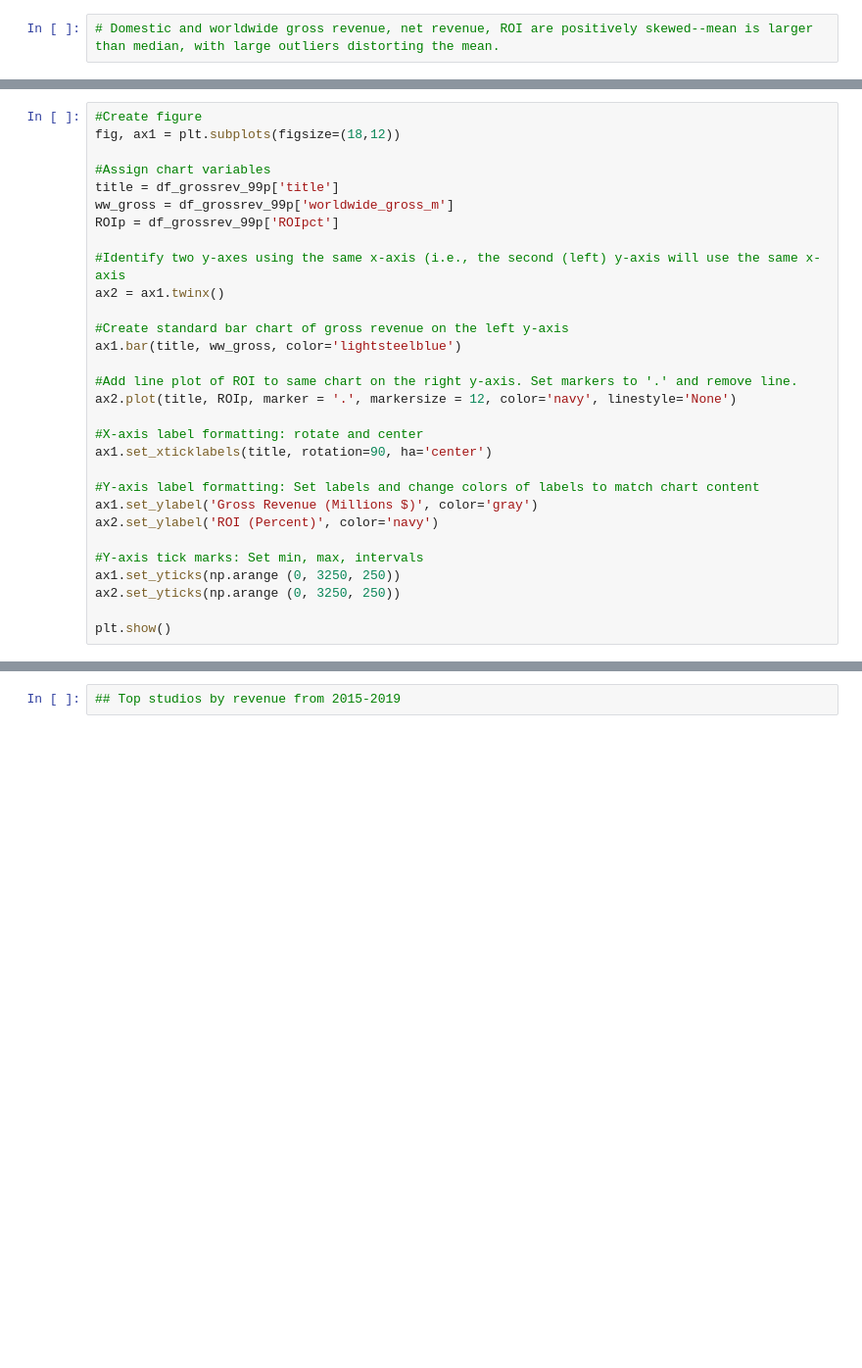
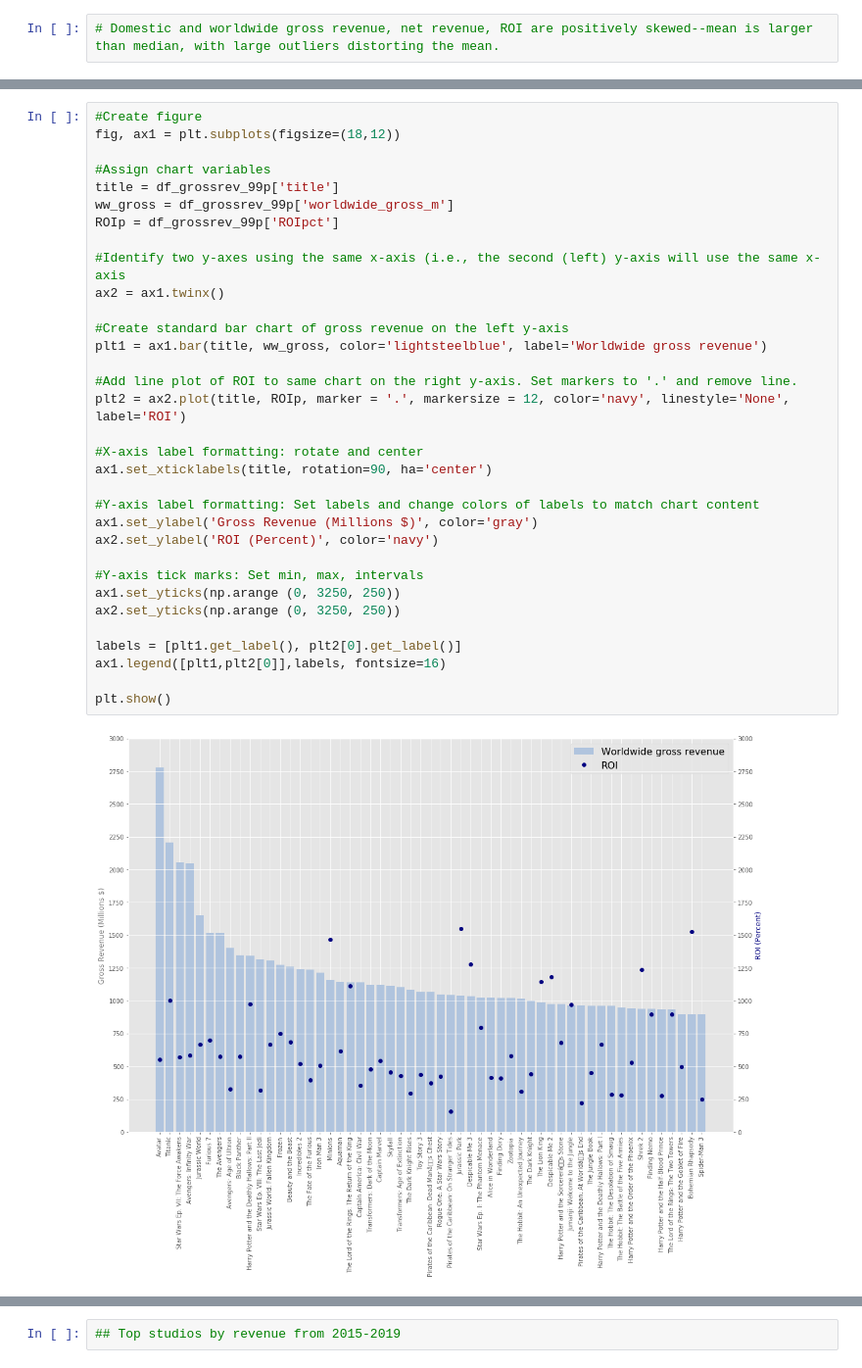
Before and after one commit to magalisolimano/dsc-mod-1-project-v2-1-online-ds-sp-000, a Jupyter notebook: Project1_MagaliSolimano.ipynb, the cells around one changed output, grey strips where cells are left out. Shown at 98% size. Cells and saved outputs as stored; diff of their text form; blank space fills up the shorter version.

```diff
--- a/Project1_MagaliSolimano.ipynb
+++ b/Project1_MagaliSolimano.ipynb
@@ -221,30 +742,35 @@ plt.show()
 # %%
 #Create figure
 fig, ax1 = plt.subplots(figsize=(18,12))
 
 #Assign chart variables
 title = df_grossrev_99p['title']
 ww_gross = df_grossrev_99p['worldwide_gross_m']
 ROIp = df_grossrev_99p['ROIpct']
 
 #Identify two y-axes using the same x-axis (i.e., the second (left) y-axis will use the same x-axis
 ax2 = ax1.twinx()
 
 #Create standard bar chart of gross revenue on the left y-axis
-ax1.bar(title, ww_gross, color='lightsteelblue')
+plt1 = ax1.bar(title, ww_gross, color='lightsteelblue', label='Worldwide gross revenue')
 
 #Add line plot of ROI to same chart on the right y-axis. Set markers to '.' and remove line.
-ax2.plot(title, ROIp, marker = '.', markersize = 12, color='navy', linestyle='None')
+plt2 = ax2.plot(title, ROIp, marker = '.', markersize = 12, color='navy', linestyle='None', label='ROI')
 
 #X-axis label formatting: rotate and center
 ax1.set_xticklabels(title, rotation=90, ha='center')
 
 #Y-axis label formatting: Set labels and change colors of labels to match chart content
 ax1.set_ylabel('Gross Revenue (Millions $)', color='gray')
 ax2.set_ylabel('ROI (Percent)', color='navy')
 
 #Y-axis tick marks: Set min, max, intervals
 ax1.set_yticks(np.arange (0, 3250, 250))
 ax2.set_yticks(np.arange (0, 3250, 250))
 
+labels = [plt1.get_label(), plt2[0].get_label()]
+ax1.legend([plt1,plt2[0]],labels, fontsize=16)
+
 plt.show()
+# %% [output]
+[figure, added]
```
Also changed, not shown: parts of 105 cells of this notebook.
